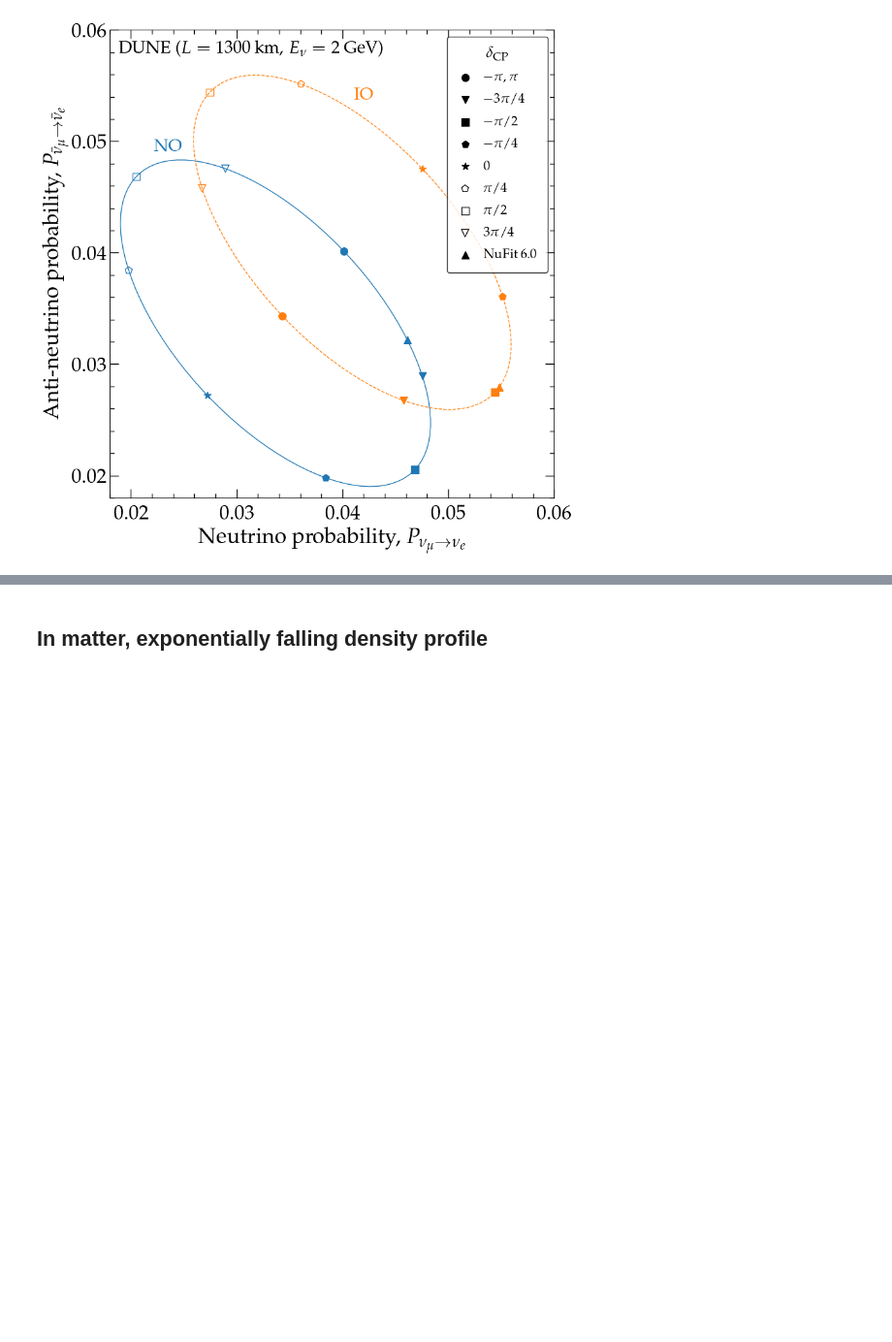
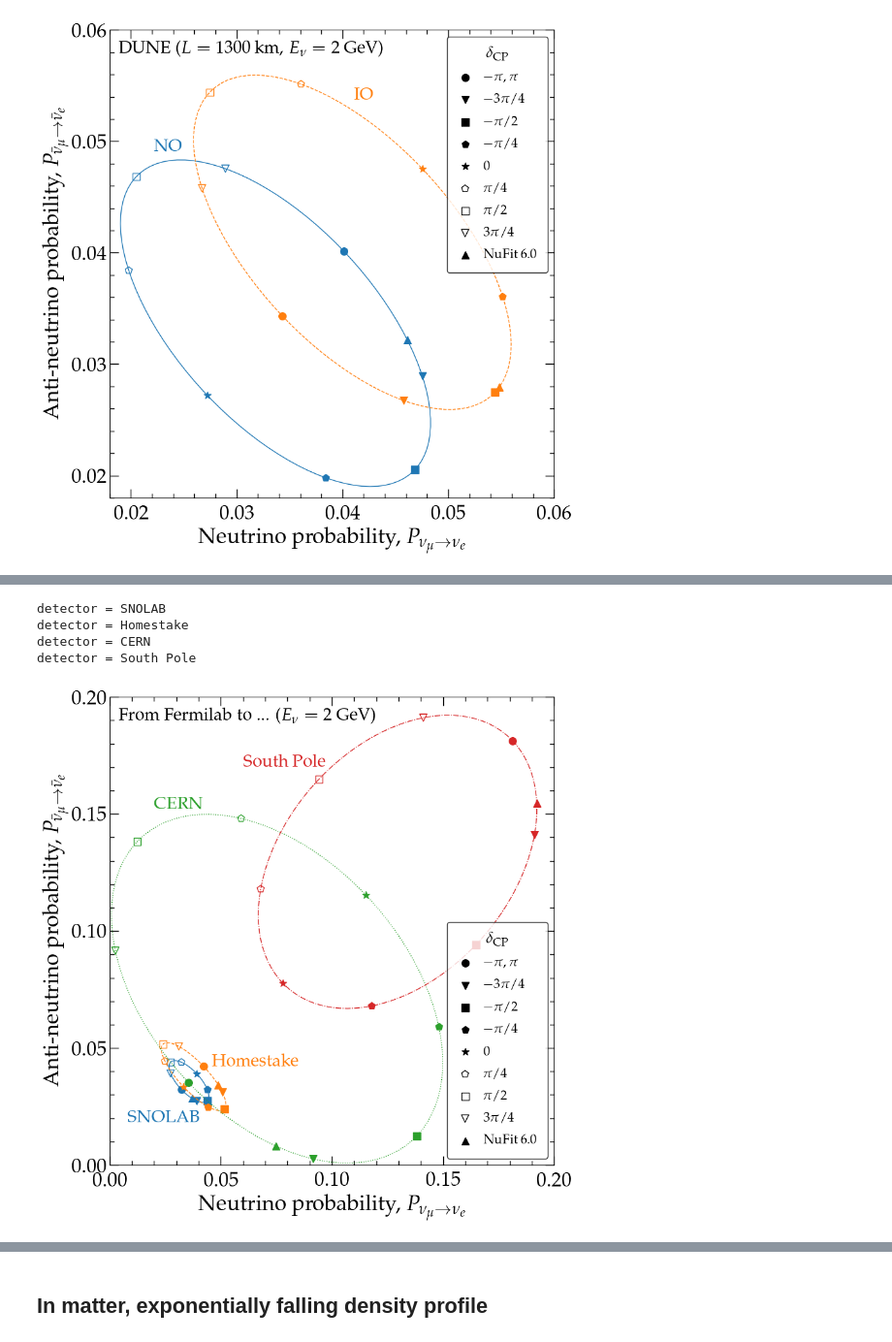
Before and after one commit to mbustama/Magnus, a Jupyter notebook: notebooks/05_magnus_biprobability.ipynb, the cells around one changed output, grey strips where cells are left out. Shown at 97% size. Cells and saved outputs as stored; diff of their text form; code cells hidden in the pictures; blank space fills up the shorter version.

Commit message:
Added example of biprobability plot through the Earth using PREM

```diff
--- a/notebooks/05_magnus_biprobability.ipynb
+++ b/notebooks/05_magnus_biprobability.ipynb
@@ -567,0 +606,78 @@ make_plot_biprobability([prob_nu_NO, prob_nu_IO],
+# %%
+# Neutrino energy
+energy = 2*gd.UNIT_GEV # [eV]
+
+# Values of the delta_CP phase at which to compute the probabilities
+dCP_npts = 100
+dCP_arr = np.linspace(-np.pi, np.pi, dCP_npts)
+
+# We will compute the appearance probabilities, i.e., nu_mu --> nu_e and nu_mu-bar --> nu_e-bar
+nu_i, nu_f = gd.NUMU, gd.NUE
+
+# Points for selected values of dCP
+dCP_sel = [-np.pi, -0.75*np.pi, -0.5*np.pi, -0.25*np.pi, 0, 0.25*np.pi, 0.5*np.pi, 0.75*np.pi]
+dCP_label_sel = [r'$-\pi, \pi$', r'$-3\pi/4$', r'$-\pi/2$', r'$-\pi/4$', r'$0$', r'$\pi/4$', r'$\pi/2$', r'$3\pi/4$', 'NuFit 6.0']
+markers = ['o', 'v', 's', 'p', '*', 'p', 's', 'v', '^']
+filled = [True, True, True, True, True, False, False, False, True]
+
+# Below, we use n_slabs=100, n_tpts_per_slab=10, and magnus_exp_order=3, which would allow for the MSW resonance to be picked (say, around
+# 10 GeV), but for our choice of 2 GeV, far from the resonance, this is overkill
+prob_nu_arr, prob_nubar_arr, points_sel_arr = [], [], []
+for i in range(len(detectors)):
+    print("detector = " + detectors[i])
+    # nu_mu --> nu_e
+    prob_nu = np.array([[dCP/np.pi, oscprob.osc_prob(lambda l: H_nu(costhz_arr[i], l, energy,
+                                                                    s12_NO, s23_NO, s13_NO, dCP, D21_NO, D31_NO),
+                                                     0.0, l_max_arr[i]*gd.CONV_KM_TO_INV_EV,
+                                                     n_slabs=100, n_tpts_per_slab=10, magnus_exp_order=3,
+                                                     integration_method='simpson', n_jobs=10)[nu_i][nu_f]] for dCP in dCP_arr])
+    # nu_mu-bar --> nu_e-bar
+    prob_nubar = np.array([[dCP/np.pi, oscprob.osc_prob(lambda l: H_nubar(costhz_arr[i], l, energy,
+                                                                          s12_NO, s23_NO, s13_NO, dCP, D21_NO, D31_NO),
+                                                        0.0, l_max_arr[i]*gd.CONV_KM_TO_INV_EV,
+                                                        n_slabs=100, n_tpts_per_slab=10, magnus_exp_order=3,
+                                                        integration_method='simpson', n_jobs=10)[nu_i][nu_f]] for dCP in dCP_arr])
+    prob_nu_arr.append(prob_nu)
+    prob_nubar_arr.append(prob_nubar)
+    # Compute selected points
+    points_nu_sel, points_nubar_sel = [], []
+    prob_nu_sel = np.array([[dCP/np.pi, oscprob.osc_prob(lambda l: H_nu(costhz_arr[i], l, energy,
+                                                                    s12_NO, s23_NO, s13_NO, dCP, D21_NO, D31_NO),
+                                                         0.0, l_max_arr[i]*gd.CONV_KM_TO_INV_EV,
+                                                         n_slabs=100, n_tpts_per_slab=10, magnus_exp_order=3,
+                                                         integration_method='simpson', n_jobs=10)[nu_i][nu_f]]
+                               for dCP in dCP_sel+[gd.DCP_NO_BF_NUFIT_6_0]])
+    prob_nubar_sel = np.array([[dCP/np.pi, oscprob.osc_prob(lambda l: H_nubar(costhz_arr[i], l, energy,
+                                                                              s12_NO, s23_NO, s13_NO, dCP, D21_NO, D31_NO),
+                                                            0.0, l_max_arr[i]*gd.CONV_KM_TO_INV_EV,
+                                                            n_slabs=100, n_tpts_per_slab=10, magnus_exp_order=3,
+                                                            integration_method='simpson', n_jobs=10)[nu_i][nu_f]]
+                               for dCP in dCP_sel+[gd.DCP_NO_BF_NUFIT_6_0]])
+    points_sel = [[dCP_label_sel[j], markers[j], filled[j], [prob_nu_sel[j][1], prob_nubar_sel[j][1]]] for j in range(len(dCP_sel)+1)]
+    points_sel_arr.append(points_sel)
+# %% [output]
+detector = SNOLAB
+detector = Homestake
+detector = CERN
+detector = South Pole
+# %%
+make_plot_biprobability(prob_nu_arr, prob_nubar_arr,
+                        lc=['C0', 'C1', 'C2', 'C3'], ls=['-', '--', ':', '-.'], lw=[1.0, 1.0, 1.0, 1.0],
+                        points_sel_arr=points_sel_arr,
+                        label_prob_nu=r'Neutrino probability, $P_{\nu_\mu \to \nu_e}$',
+                        label_prob_nubar=r'Anti-neutrino probability, $P_{\bar{\nu}_\mu \to \bar{\nu}_e}$',
+                        annotations=[
+                            {'text': r'From Fermilab to ... ($E_\nu = 2$~GeV)', 'xy': (0.02,0.95), 'color': 'k', 'fontsize': 20,
+                             'ha': 'left'},
+                            {'text': 'SNOLAB', 'xy': (0.04,0.09), 'color': 'C0', 'fontsize': 20, 'ha': 'left'},
+                            {'text': 'Homestake', 'xy': (0.23,0.21), 'color': 'C1', 'fontsize': 20, 'ha': 'left'},
+                            {'text': 'CERN', 'xy': (0.10,0.76), 'color': 'C2', 'fontsize': 20, 'ha': 'left'},
+                            {'text': 'South Pole', 'xy': (0.30,0.85), 'color': 'C3', 'fontsize': 20, 'ha': 'left'}
+                        ],
+                        xaxis_major_locator=mpl.ticker.MultipleLocator(base=0.05),
+                        xaxis_minor_locator=mpl.ticker.MultipleLocator(base=0.01),
+                        yaxis_major_locator=mpl.ticker.MultipleLocator(base=0.05),
+                        yaxis_minor_locator=mpl.ticker.MultipleLocator(base=0.01),
+                        leg_fontsize=15, leg_loc='lower right', leg_ncol=1, xlim=[0,0.2], ylim=[0,0.2], save_fig=False)
+# %% [output]
+[figure, added]
```
Also changed, not shown: parts of 8 cells of this notebook.
